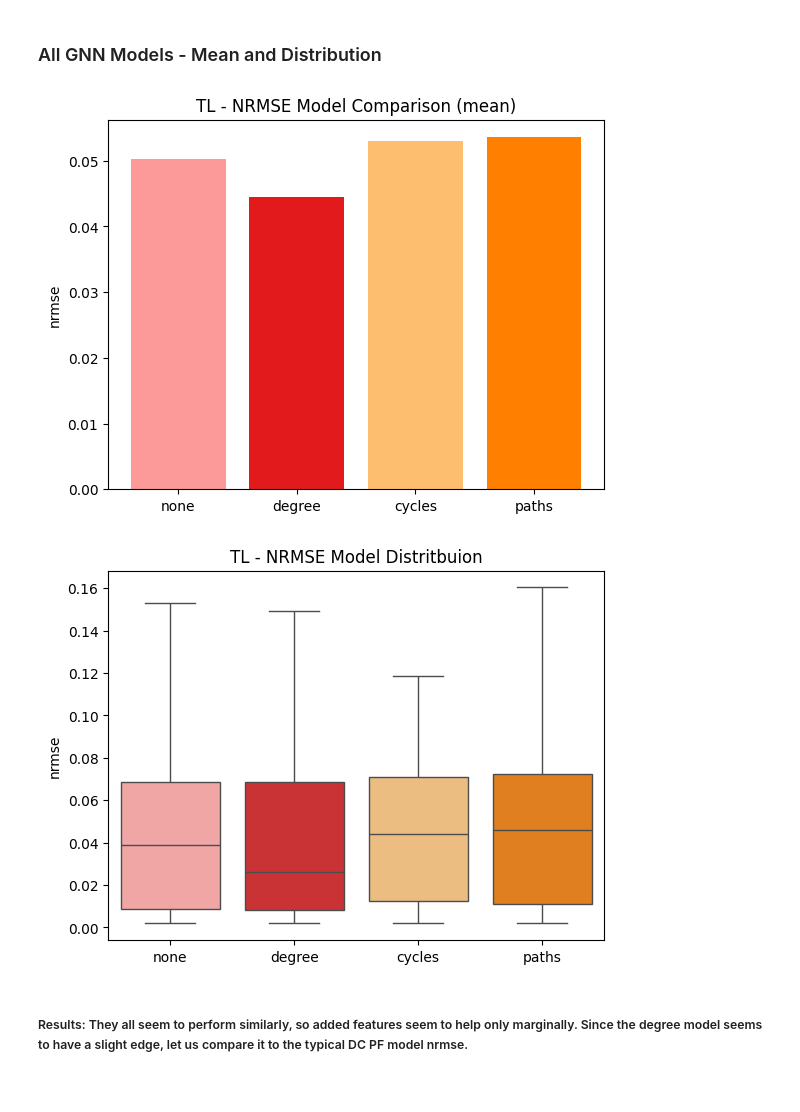
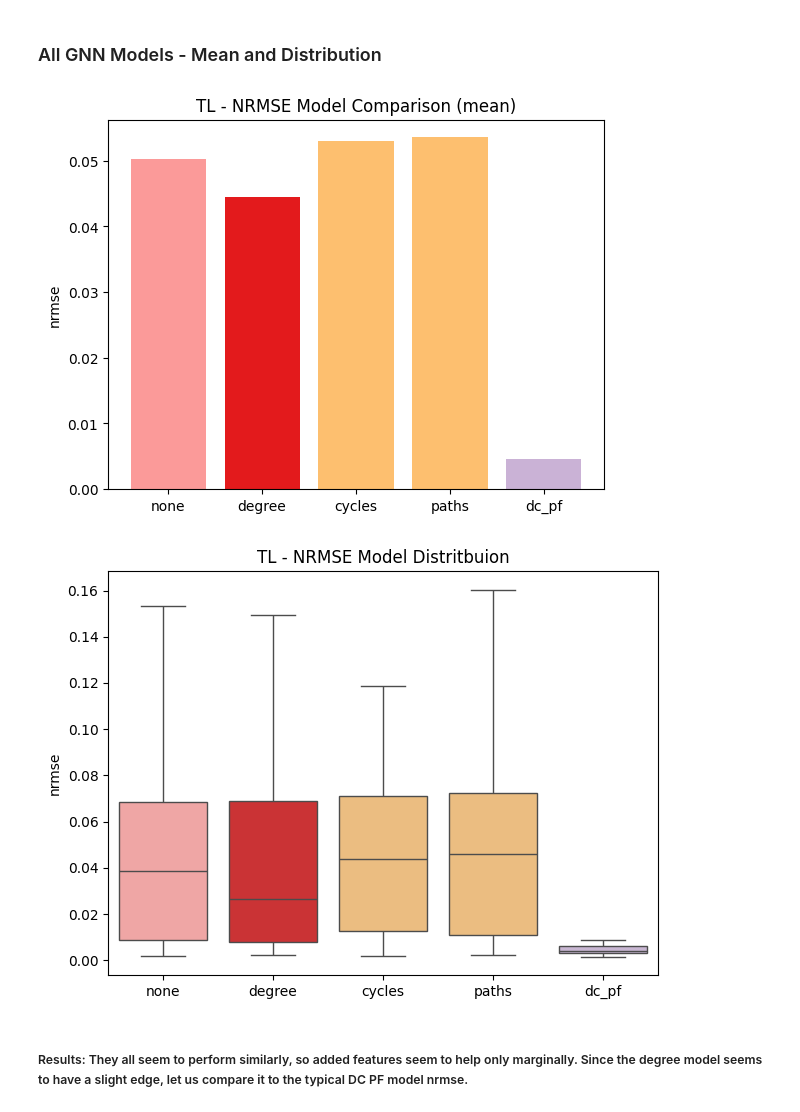
Before and after one commit to Davjes15/engage_pg, a Jupyter notebook: results_analysis.ipynb, the cells around one changed output. Drawn from its saved outputs; the diff is of its cells as text; code cells hidden in the pictures.

```diff
--- a/results_analysis.ipynb
+++ b/results_analysis.ipynb
@@ -287,15 +150,0 @@ get_dist_grid_codes(scenario=1)
-# %%
-grid_segments = [
-    ('LV', ''),
-    ('MV', '')
-]
-
-df = tl_everything_df
-df = df[(df['cycles'] == False) &
-        (df['path_lengths'] == False) &
-        (df['degree'] == False)]
-segments = get_segments_tl(grid_segments, df)
-
-for train_seg, test_seg, segmented_df in segments:
-    print(f'\n{train_seg} as training')
-    show_correlation('TL', segmented_df, tl_mmd_df, descriptors=['mmd_degree', 'mmd_laplacian'])
@@ -367,7 +150,0 @@ spearman correlation: 0.34589576111846665
-# %%
-df = ood_everything_df
-df = df[(df['cycles'] == False) &
-        (df['path_lengths'] == False) &
-        (df['degree'] == False)]
-
-_ = show_correlation('OOD', df, ood_mmd_df, descriptors=['mmd_degree', 'mmd_laplacian'])
@@ -399,15 +174,18 @@ DEFAULT_VARIATIONS = {
 def get_colors(n, padding=4):
     return plt.cm.Paired(np.linspace(0, 1, n + padding*2))[padding:-padding]
 
-def get_nrmse_data(performance_df, cycles, path_lengths, degree, dc_pf):
+def get_performance_variation(performance_df, cycles, path_lengths, degree, dc_pf):
     if dc_pf:
         df = dc_pf_df.copy(deep=True)
         # Only use the dc values where the same grids from performance_df are being tested.
         df = df[df['testing_grid'].isin(performance_df['testing_grid'].unique())]
-        return df['nrmse_test']
+        return df
     df = performance_df
-    data = df[(df['cycles'] == cycles) & (df['path_lengths'] == path_lengths) & (df['degree'] == degree)]['nrmse_test']
-    return data
+    data_df = df[(df['cycles'] == cycles) & (df['path_lengths'] == path_lengths) & (df['degree'] == degree)]
+    return data_df
+
+def get_nrmse_data(performance_df, cycles, path_lengths, degree, dc_pf):
+    return get_performance_variation(performance_df, cycles, path_lengths, degree, dc_pf)['nrmse_test']
 
 def perform_stat(data, stat='mean'):
     if stat=='mean':
@@ -434,7 +212,7 @@ def compare_avg_performance(experiment, performance_df, stat='mean', variations=
     plt.title(f'{experiment} - NRMSE Model Comparison ({stat})')
     plt.show()
 
-def show_performance_dist(experiment, performance_df, variations=DEFAULT_VARIATIONS):
+def show_performance_dist(experiment, performance_df, variations=DEFAULT_VARIATIONS, show=True):
     x = []
     y = []
     for name, v in variations.items():
@@ -447,7 +225,8 @@ def show_performance_dist(experiment, performance_df, variations=DEFAULT_VARIATI
     # plt.xlabel('model')
     plt.ylabel('nrmse')
     plt.title(f'{experiment} - NRMSE Model Distritbuion')
-    plt.show()
+    if show:
+        plt.show()
 # %%
 dc_pf_df.describe()
 # %% [output]
@@ -493,16 +272,19 @@ ood_everything_df.describe()
 # %%
 custom_variations = {
     'none': (False, False, False, False),
     'degree': (False, False, True, False),
     'cycles': (True, False, False, False),
     'paths': (False, True, False, False),
+    'dc_pf': (False, False, False, True),
 }
 
-compare_avg_performance('TL', tl_everything_df, stat='mean', variations=custom_variations)
-show_performance_dist('TL', tl_everything_df, variations=custom_variations)
+compare_avg_performance('TL', tl_performance_df, stat='mean', variations=custom_variations)
+show_performance_dist('TL', tl_performance_df, variations=custom_variations, show=False)
+plt.tight_layout()
+plt.savefig('figures/fig_tl_models_nrmse.pdf', format='pdf', dpi=1200)
 # %% [output]
-[figure, old version]
+[figure, new version]
-[figure, old version]
+[figure, new version]
 # %% [markdown]
 ##### Results: They all seem to perform similarly, so added features seem to help only marginally. Since the degree model seems to have a slight edge, let us compare it to the typical DC PF model nrmse.
 # %% [markdown]
```
Also changed, not shown: parts of 69 cells of this notebook.
